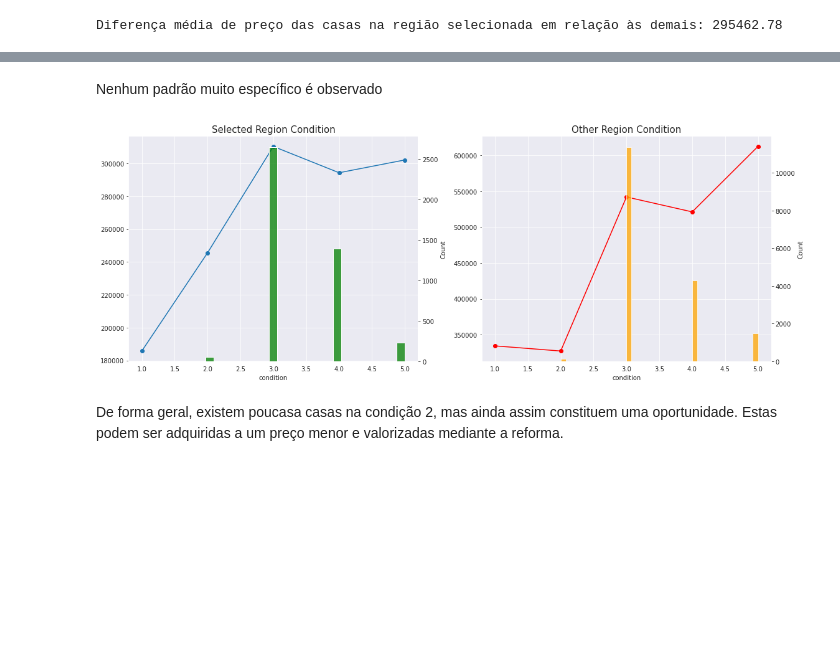
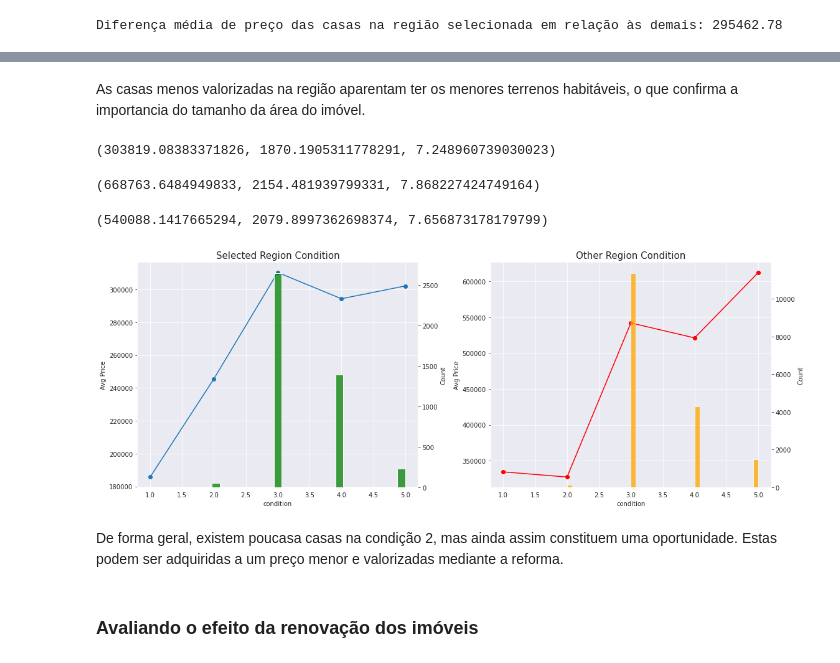
Before and after one commit to GabrielG16/HouseRocket-Pricing, a Jupyter notebook: Insights.ipynb, the cells around one changed output, grey strips where cells are left out. Cells and saved outputs as stored; diff of their text form; code cells hidden in the pictures; blank space fills up the shorter version.

```diff
--- a/Insights.ipynb
+++ b/Insights.ipynb
@@ -111,5 +113,7 @@ plt.show()
 ## Distribuição de faixas de preço de acordo com a localização
 # %%
 df['price_range'] = pd.qcut(x=df.price, q = 5)
+# %%
+df['price_per_sqft'] = df.apply(lambda x: x.price/x.sqft_living, axis = 1)
 # %%
 plt.figure(figsize=(16,8))
@@ -450,4 +469,5 @@ print(f'Diferença média de preço das casas na região selecionada em relaçã
 # %% [output]
 Diferença média de preço das casas na região selecionada em relação às demais: 295462.78
 # %%
-low_region['price_range'] = pd.qcut(x=low_region.price, q = 5)
+low_region['size_range'] = pd.qcut(x=low_region.sqft_living, q = 5)
+low_region['price_range'] = pd.qcut(x=low_region.sqft_living, q = 5)
@@ -460,27 +474,44 @@ sns.scatterplot(data = low_region, x='lat',y='long', hue = 'price_range')
 # %% [markdown]
-Nenhum padrão muito específico é observado
+As casas menos valorizadas na região aparentam ter os menores terrenos habitáveis, o que confirma a importancia do tamanho da área do imóvel.
+# %%
+low_region.price.mean(), low_region.sqft_living.mean(), low_region.grade.mean()
+# %% [output]
+(303819.08383371826, 1870.1905311778291, 7.248960739030023)
+# %%
+high_region.price.mean(), high_region.sqft_living.mean(), high_region.grade.mean()
+# %% [output]
+(668763.6484949833, 2154.481939799331, 7.868227424749164)
+# %%
+df.price.mean(), df.sqft_living.mean(), df.grade.mean()
+# %% [output]
+(540088.1417665294, 2079.8997362698374, 7.656873178179799)
 # %%
 f, ax = plt.subplots(ncols = 2, figsize = (16,6))
 
 
 low_region.groupby(by='condition').mean()['price'].plot(marker = 'o', ax = ax[0], label = 'price')
 ax1     =  ax[0].twinx()
+ax[0].set_ylabel('Avg Price')
 sns.histplot(x = 'condition', ax = ax1, data = low_region, color = 'green')
 ax1.set_title("Selected Region Condition", fontsize = 15)
 ax1.grid(False)
 
 
 
 df.groupby(by = 'condition').mean()['price'].plot(marker = 'o', label = 'price', ax = ax[1], color = 'red')
 ax2     =  ax[1].twinx()
+ax[1].set_ylabel('Avg Price')
+
 sns.histplot(x = 'condition', ax = ax2, data = other_region, color = 'orange')
 ax2.set_title("Other Region Condition", fontsize = 15)
 ax2.grid(False)
 
 plt.tight_layout()
 
 plt.show()
 # %% [output]
-[figure, old version]
+[figure, new version]
 # %% [markdown]
 De forma geral, existem poucasa casas na condição 2, mas ainda assim constituem uma oportunidade. Estas podem ser adquiridas a um preço menor e valorizadas mediante a reforma.
+# %% [markdown]
+### Avaliando o efeito da renovação dos imóveis
```
Also changed, not shown: parts of 27 cells of this notebook.
